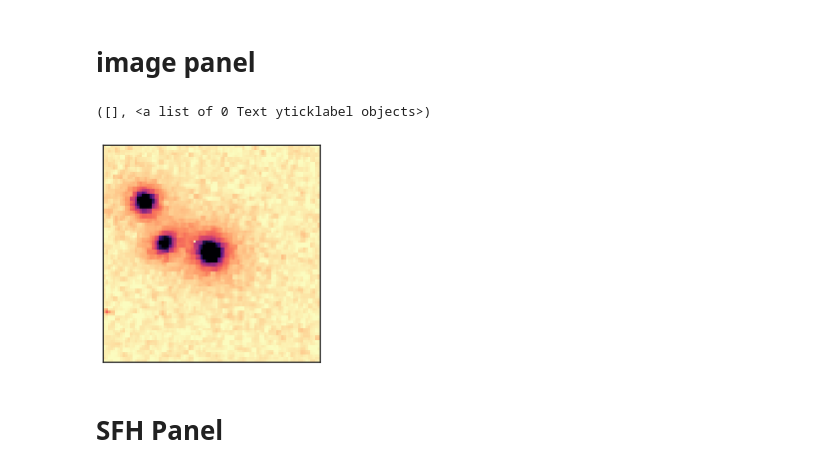
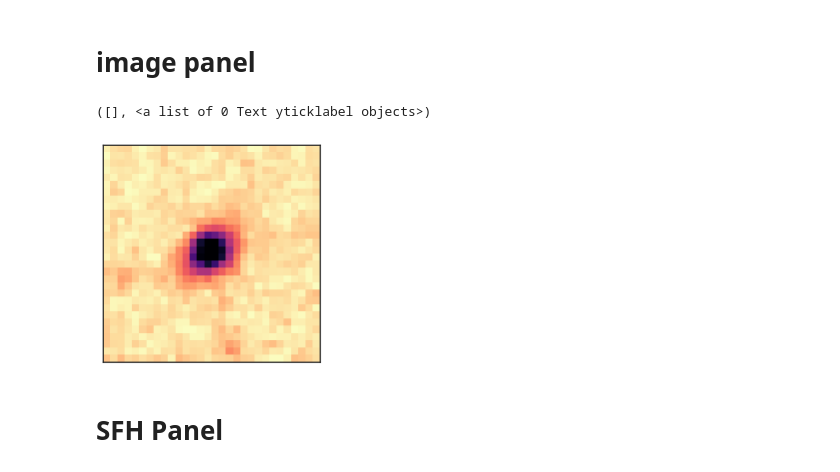
Before and after one commit to Vince-ec/Cluster_and_field, a Jupyter notebook: scripts/Giant_sfh_plot.ipynb, the cells around one changed output. Saved outputs shown, nothing was run; the diff lists cells and outputs as text; code cells hidden in the pictures.

```diff
--- a/scripts/Giant_sfh_plot.ipynb
+++ b/scripts/Giant_sfh_plot.ipynb
@@ -97,7 +97,7 @@ def get_positions(ra, dec, D, W):
     return Of, Lf, Hf
 # %%
 def img_ext(field, gid):
-    D = (3 * u.arcsec * (1*u.arcmin/(60*u.arcsec)) * (1*u.deg/(60*u.arcmin))).value
+    D = (1.5 * u.arcsec * (1*u.arcmin/(60*u.arcsec)) * (1*u.deg/(60*u.arcmin))).value
 
     if field == 'GND':
         ra=v4N.query('id == {}'.format(gid)).ra.values[0]
@@ -117,13 +117,17 @@ def img_ext(field, gid):
     if field == 'GSD':
         gal_img = f105S_img[Of1[1] - dx : Of1[1]+1 + dx , Of1[0] - dx: Of1[0]+1 + dx]
     return gal_img
-# %%
-plt.imshow(RS_img(img_ext('GSD',39170)), cmap = 'magma_r')
-plt.xticks([])
-plt.yticks([])
-# %% [output]
-([], <a list of 0 Text yticklabel objects>)
-[figure, removed]
+# %%
+IMG = RS_img(img_ext('GSD',41520))
+
+iIMG = interp2d(np.arange(45),np.arange(45),IMG)(np.linspace(0,44, 30), np.linspace(0,44, 30))
+
+plt.imshow(iIMG, cmap = 'magma_r')
+plt.xticks([])
+plt.yticks([])
+# %% [output]
+([], <a list of 0 Text yticklabel objects>)
+[figure, added]
 # %% [markdown]
 # SFH Panel
 # %%
```
Also changed, not shown: 1 other file.
